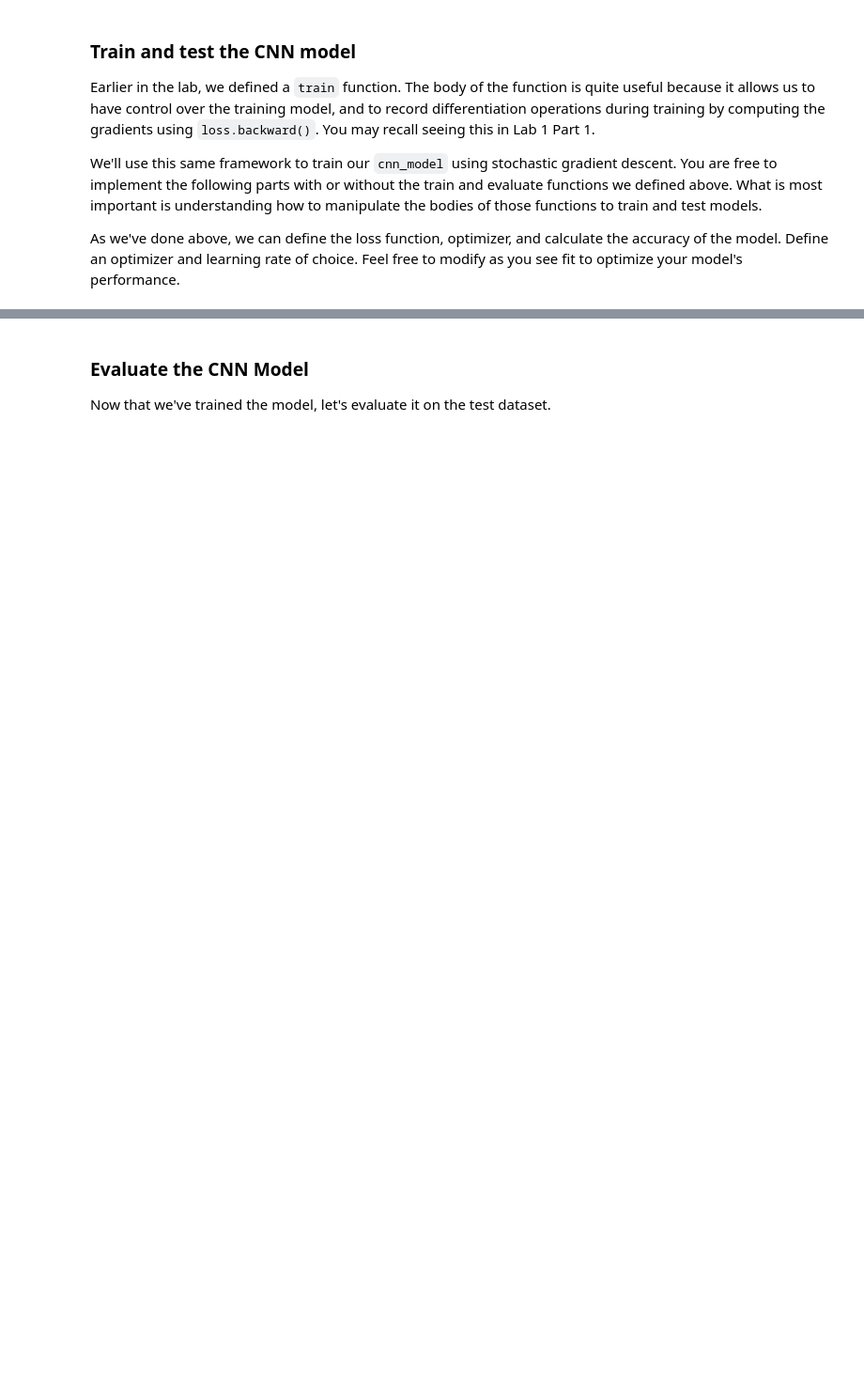
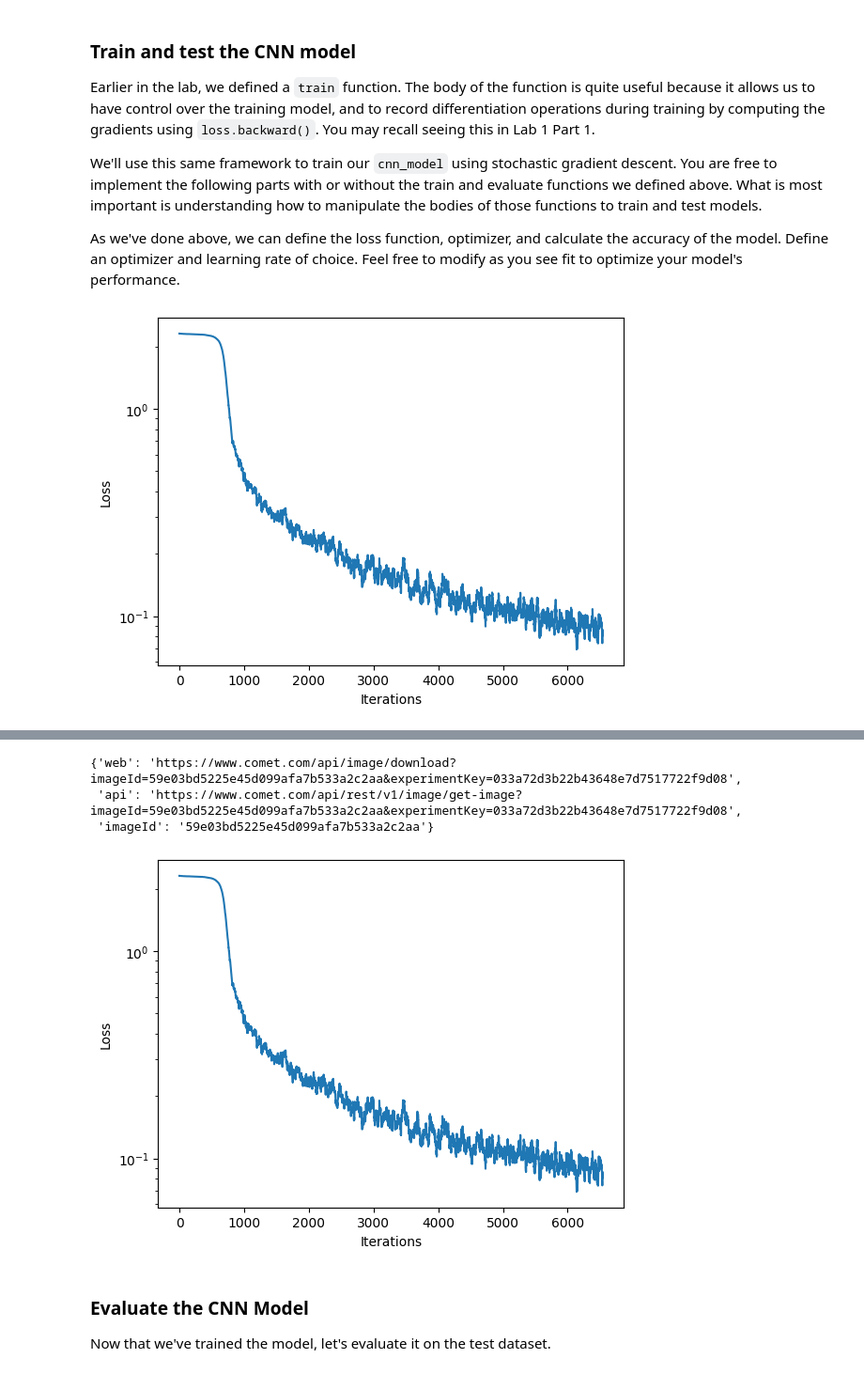
Before and after one commit to khaledrhh/Lab2-, a Jupyter notebook: lab2/PT_Part1_MNIST.ipynb, the cells around one changed output, grey strips where cells are left out. Shown: that part at 94% size. Drawn from its saved outputs; the diff is of its cells as text; code cells hidden in the pictures; blank space fills up the shorter version.

```diff
--- a/lab2/PT_Part1_MNIST.ipynb
+++ b/lab2/PT_Part1_MNIST.ipynb
@@ -315,35 +381,43 @@ class CNN(nn.Module):
     def __init__(self):
         super(CNN, self).__init__()
         # TODO: Define the first convolutional layer
-        self.conv1 = # TODO
+        self.conv1 = nn.Conv2d(in_channels=1, out_channels=6, kernel_size=5, stride=1, padding=0)
 
         # TODO: Define the first max pooling layer
-        self.pool1 = # TODO
+        self.pool1 = nn.MaxPool2d(kernel_size=2, stride=2)
 
         # TODO: Define the second convolutional layer
-        self.conv2 = # TODO
+        self.conv2 = nn.Conv2d(in_channels=6, out_channels=16, kernel_size=5, stride=1, padding=0)
 
         # TODO: Define the second max pooling layer
-        self.pool2 = # TODO
+        self.pool2 = nn.MaxPool2d(kernel_size=2, stride=2)
 
         self.flatten = nn.Flatten()
-        self.fc1 = nn.Linear(36 * 5 * 5, 128)
+        self.fc1 = nn.Linear(16 * 4 * 4, 128)
         self.relu = nn.ReLU()
 
         # TODO: Define the Linear layer that outputs the classification
         # logits over class labels. Remember that CrossEntropyLoss operates over logits.
-        self.fc2 = # TODO
+        self.fc2 = nn.Linear(128, 10)
 
 
     def forward(self, x):
-        # First convolutional and pooling layers
+        # First conv + ReLU + pooling
         x = self.conv1(x)
         x = self.relu(x)
         x = self.pool1(x)
 
-        # '''TODO: Implement the rest of forward pass of the model using the layers you have defined above'''
-        #     '''hint: this will involve another set of convolutional/pooling layers and then the linear layers'''
-        '''TODO'''
+        # Second conv + ReLU + pooling
+        x = self.conv2(x)
+        x = self.relu(x)
+        x = self.pool2(x)
+
+        # Flatten
+        x = self.flatten(x)
+        # Fully connected layers
+        x = self.fc1(x)
+        x = self.relu(x)
+        x = self.fc2(x)  # logits for 10 classes
 
         return x
 
@@ -373,7 +458,7 @@ epochs = 7
 optimizer = optim.SGD(cnn_model.parameters(), lr=1e-2)
 
 # TODO: instantiate the cross entropy loss function
-loss_function = # TODO
+loss_function = nn.CrossEntropyLoss()
 
 # Redefine trainloader with new batch size parameter (tweak as see fit if optimizing)
 trainset_loader = DataLoader(train_dataset, batch_size=batch_size, shuffle=True)
@@ -396,38 +481,38 @@ for epoch in range(epochs):
     correct_pred = 0
     total_pred = 0
 
     # First grab a batch of training data which our data loader returns as a tensor
     for idx, (images, labels) in enumerate(tqdm(trainset_loader)):
         images, labels = images.to(device), labels.to(device)
 
         # Forward pass
         # TODO: feed the images into the model and obtain the predictions
-        logits = # TODO
+        logits = cnn_model(images)
 
         # TODO: compute the categorical cross entropy loss using the predicted logits
-        loss = # TODO
+        loss = loss_function(logits, labels)
+        total_loss += loss.item() * images.size(0)
 
         # Get the loss and log it to comet and the loss_history record
         loss_value = loss.item()
         comet_model_2.log_metric("loss", loss_value, step=idx)
         loss_history.append(loss_value) # append the loss to the loss_history record
         plotter.plot(loss_history.get())
 
-        # Backpropagation/backward pass
-        '''TODO: Compute gradients for all model parameters and propagate backwads
-            to update model parameters. remember to reset your optimizer!'''
-        # TODO: reset optimizer
-        # TODO: compute gradients
-        # TODO: update model parameters
+        optimizer.zero_grad()     # reset optimizer gradients
+        loss.backward()           # compute gradients
+        optimizer.step()          # update model parameters
 
         # Get the prediction and tally metrics
         predicted = torch.argmax(logits, dim=1)
         correct_pred += (predicted == labels).sum().item()
         total_pred += labels.size(0)
 
     # Compute metrics
     total_epoch_loss = total_loss / total_pred
     epoch_accuracy = correct_pred / total_pred
     print(f"Epoch {epoch + 1}, Loss: {total_epoch_loss}, Accuracy: {epoch_accuracy:.4f}")
 
 comet_model_2.log_figure(figure=plt)
+# %% [output]
+[figure, added]
@@ -434,3 +520,7 @@ comet_model_2.log_figure(figure=plt)
+{'web': 'https://www.comet.com/api/image/download?imageId=59e03bd5225e45d099afa7b533a2c2aa&experimentKey=033a72d3b22b43648e7d7517722f9d08',
+ 'api': 'https://www.comet.com/api/rest/v1/image/get-image?imageId=59e03bd5225e45d099afa7b533a2c2aa&experimentKey=033a72d3b22b43648e7d7517722f9d08',
+ 'imageId': '59e03bd5225e45d099afa7b533a2c2aa'}
+[figure, added]
 # %% [markdown]
 ### Evaluate the CNN Model
 
```
Also changed, not shown: parts of 20 cells of this notebook.
